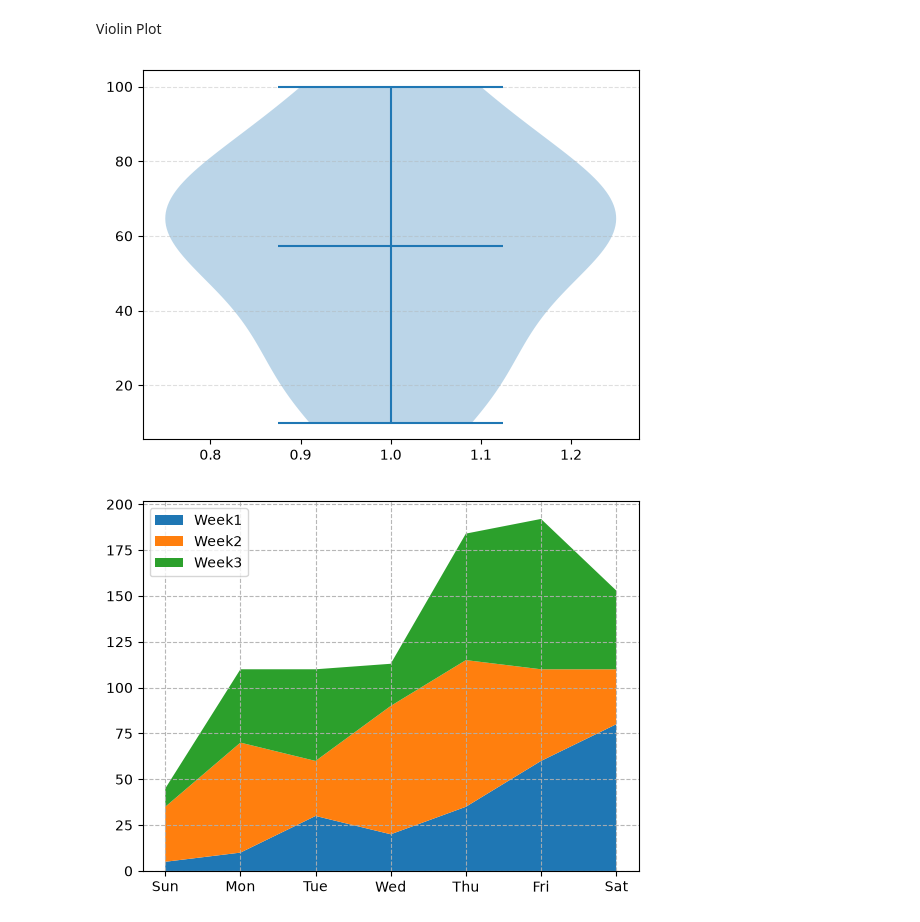
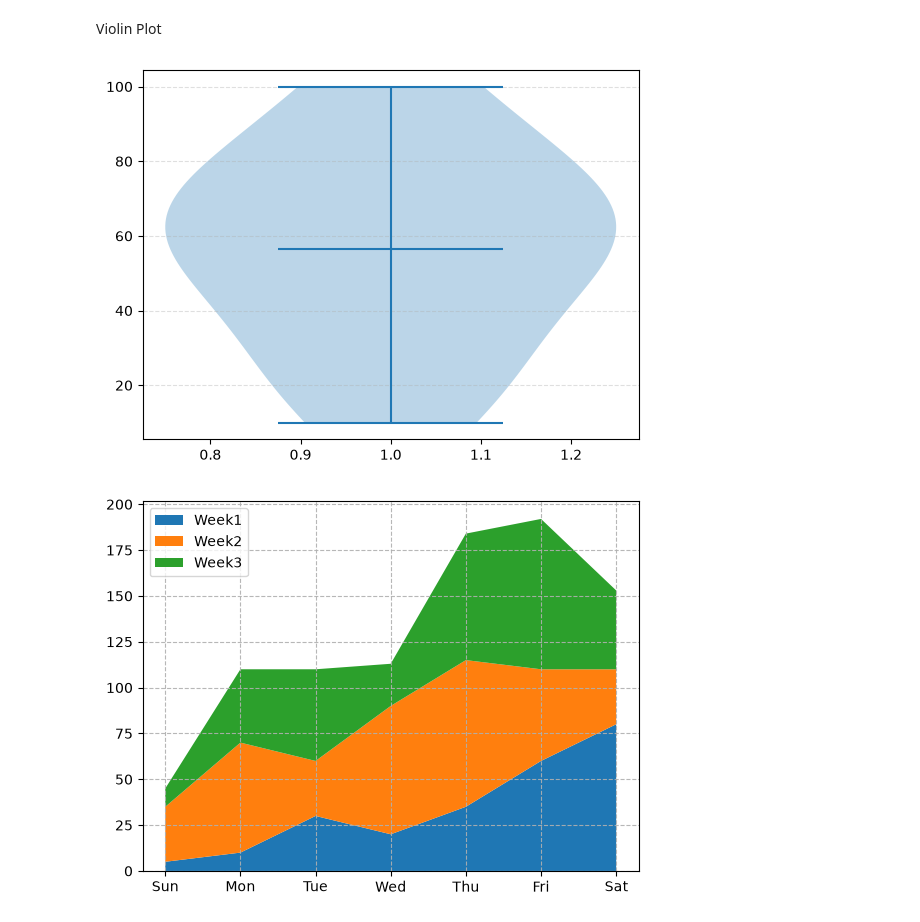
Before and after one commit to sushanth-cse/Placement_DataSceince, a Jupyter notebook: Matplotlib/Chart1.ipynb, the cells around one changed output. Cells and saved outputs as stored; diff of their text form; code cells hidden in the pictures.

```diff
--- a/Matplotlib/Chart1.ipynb
+++ b/Matplotlib/Chart1.ipynb
@@ -44,14 +44,14 @@ plt.show()
 # %% [markdown]
 Violin Plot
 # %%
-marks=[10,20,30,40,50,60,63,64,68,70,80,90,100]
+marks=[10,20,30,40,50,50,63,64,68,70,80,90,100]
 plt.violinplot(
     marks,showmeans=True
 )
 plt.grid(axis='y',linestyle="--",alpha=0.4)
 plt.show()
 # %% [output]
-[figure, old version]
+[figure, new version]
 # %%
 # Weekly Sales Data (in units)
 weekly_sales = {
```
